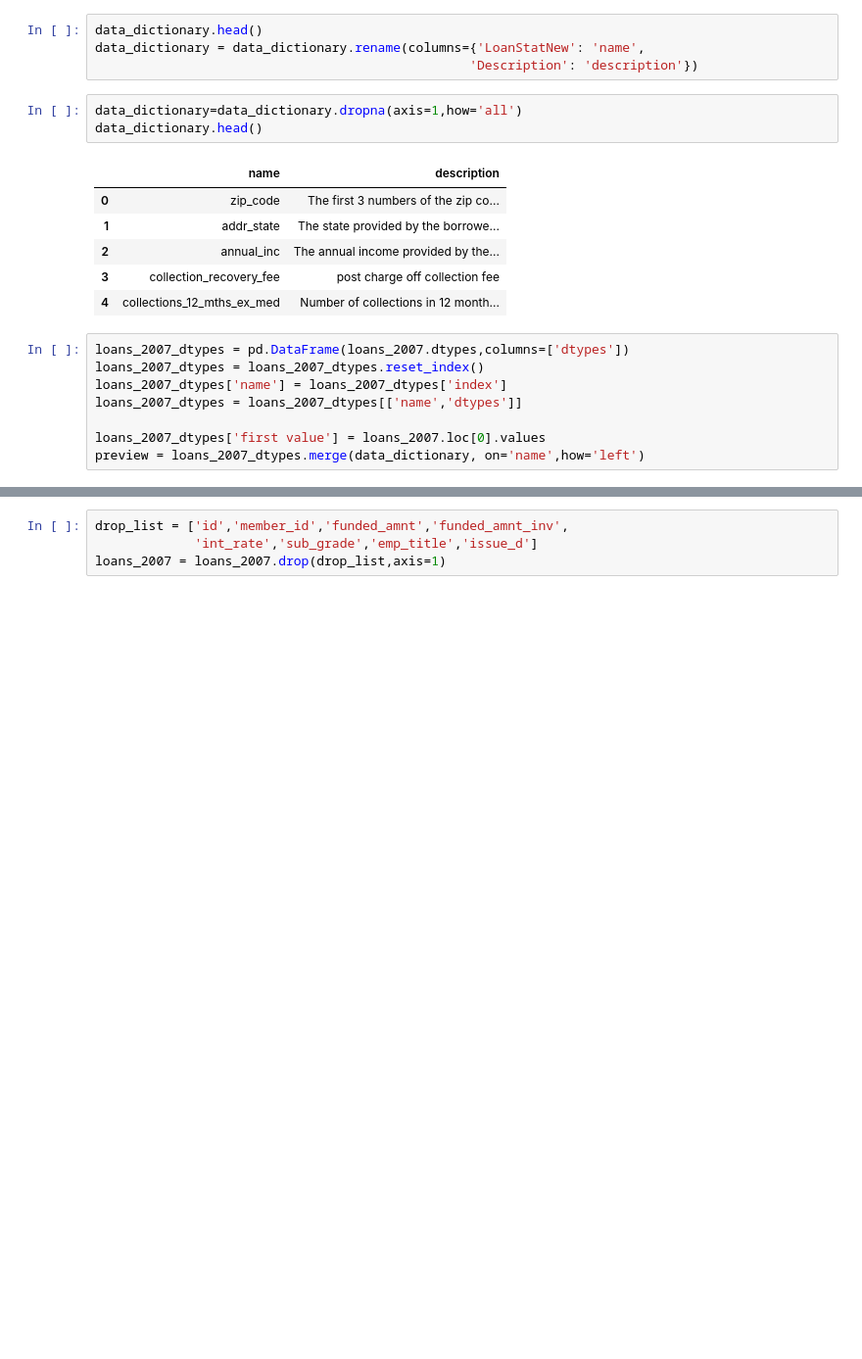
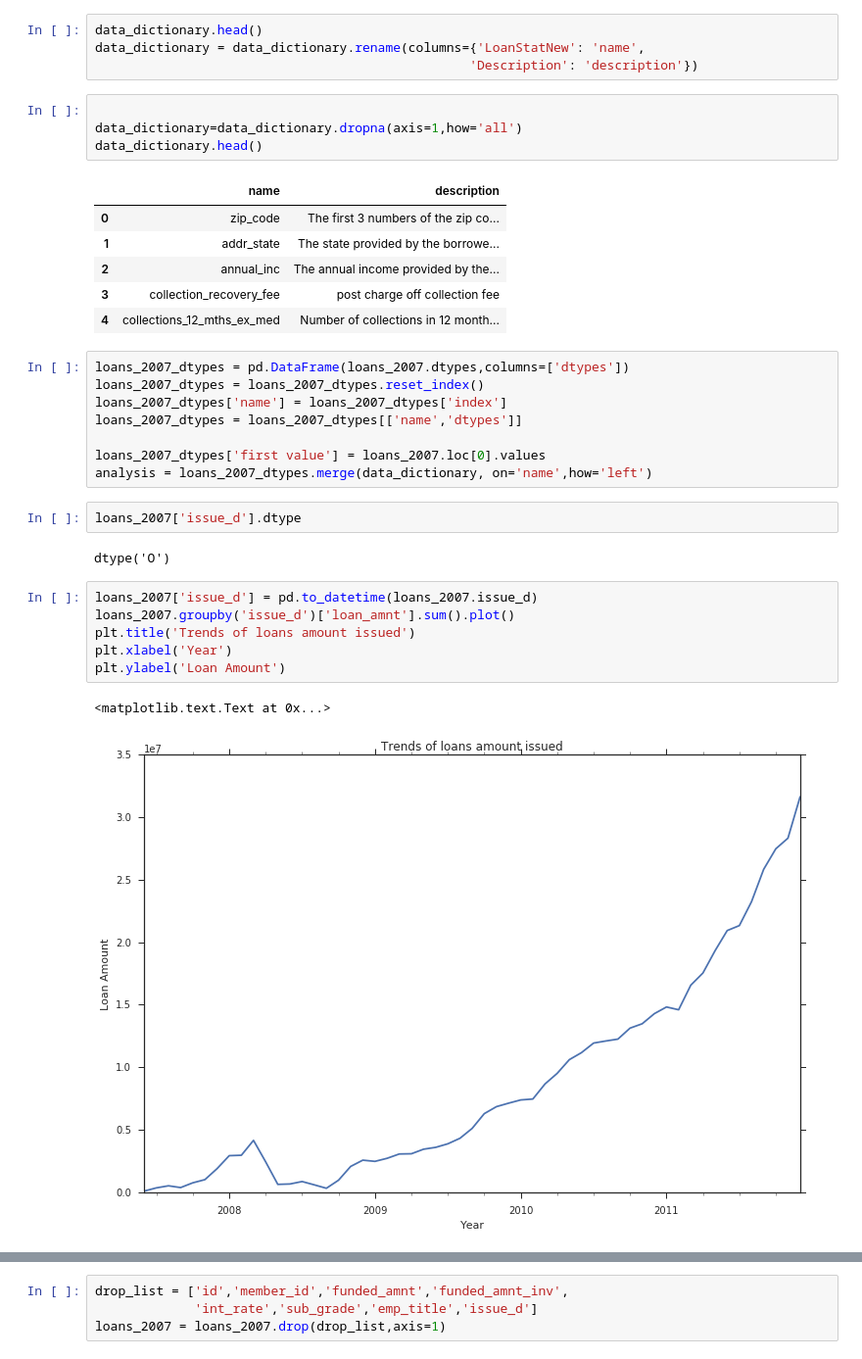
Before and after one commit to Tapadyuti1991/lending-club-data-analysis, a Jupyter notebook: Data-Analysis.ipynb, the cells around one changed output, grey strips where cells are left out. Shown at 98% size. Cells and saved outputs as stored; diff of their text form; blank space fills up the shorter version.

```diff
--- a/Data-Analysis.ipynb
+++ b/Data-Analysis.ipynb
@@ -112,6 +131,7 @@ data_dictionary.head()
 data_dictionary = data_dictionary.rename(columns={'LoanStatNew': 'name',
                                                  'Description': 'description'})
 # %%
+
 data_dictionary=data_dictionary.dropna(axis=1,how='all')
 data_dictionary.head()
 # %% [output]
@@ -128,4 +148,17 @@ loans_2007_dtypes['name'] = loans_2007_dtypes['index']
 loans_2007_dtypes = loans_2007_dtypes[['name','dtypes']]
 
 loans_2007_dtypes['first value'] = loans_2007.loc[0].values
-preview = loans_2007_dtypes.merge(data_dictionary, on='name',how='left')
+analysis = loans_2007_dtypes.merge(data_dictionary, on='name',how='left')
+# %%
+loans_2007['issue_d'].dtype
+# %% [output]
+dtype('O')
+# %%
+loans_2007['issue_d'] = pd.to_datetime(loans_2007.issue_d)
+loans_2007.groupby('issue_d')['loan_amnt'].sum().plot()
+plt.title('Trends of loans amount issued')
+plt.xlabel('Year')
+plt.ylabel('Loan Amount')
+# %% [output]
+<matplotlib.text.Text at 0x...>
+[figure, added]
```
Also changed, not shown: parts of 69 cells of this notebook.
